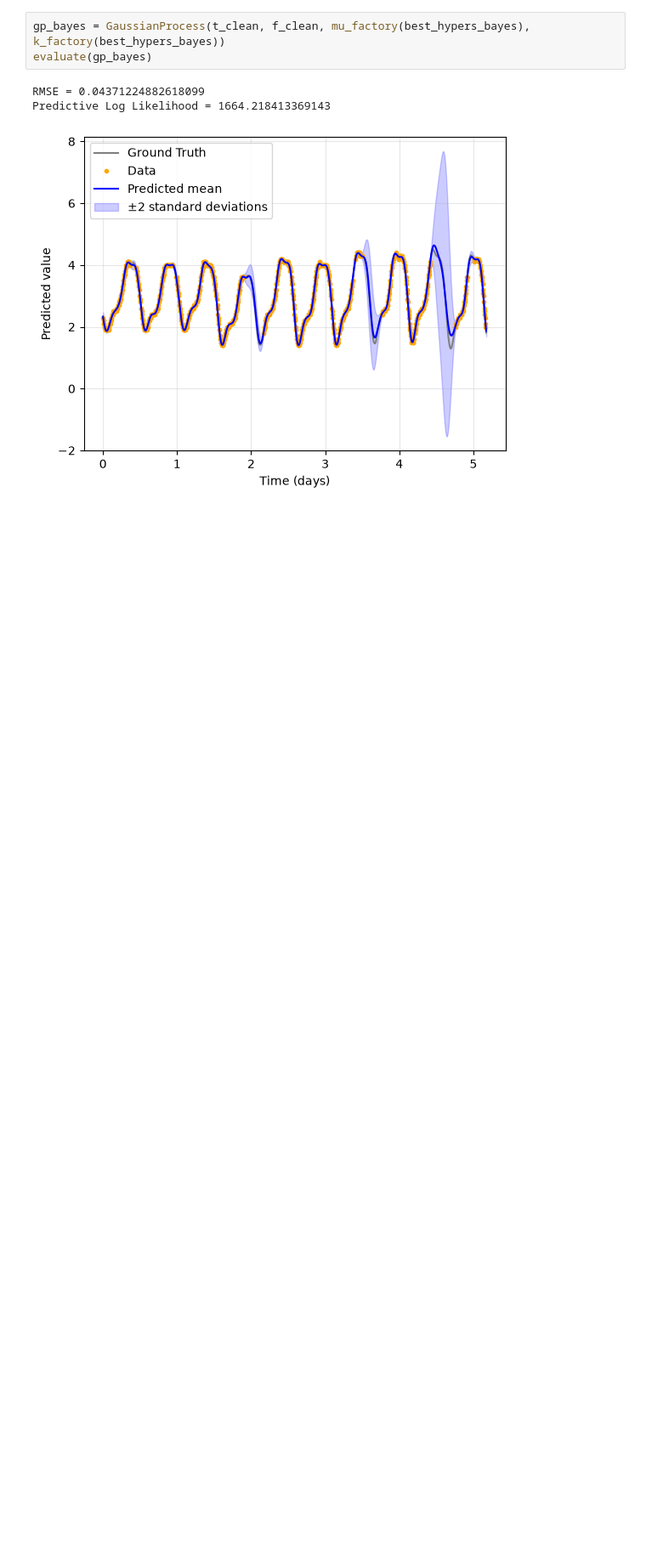
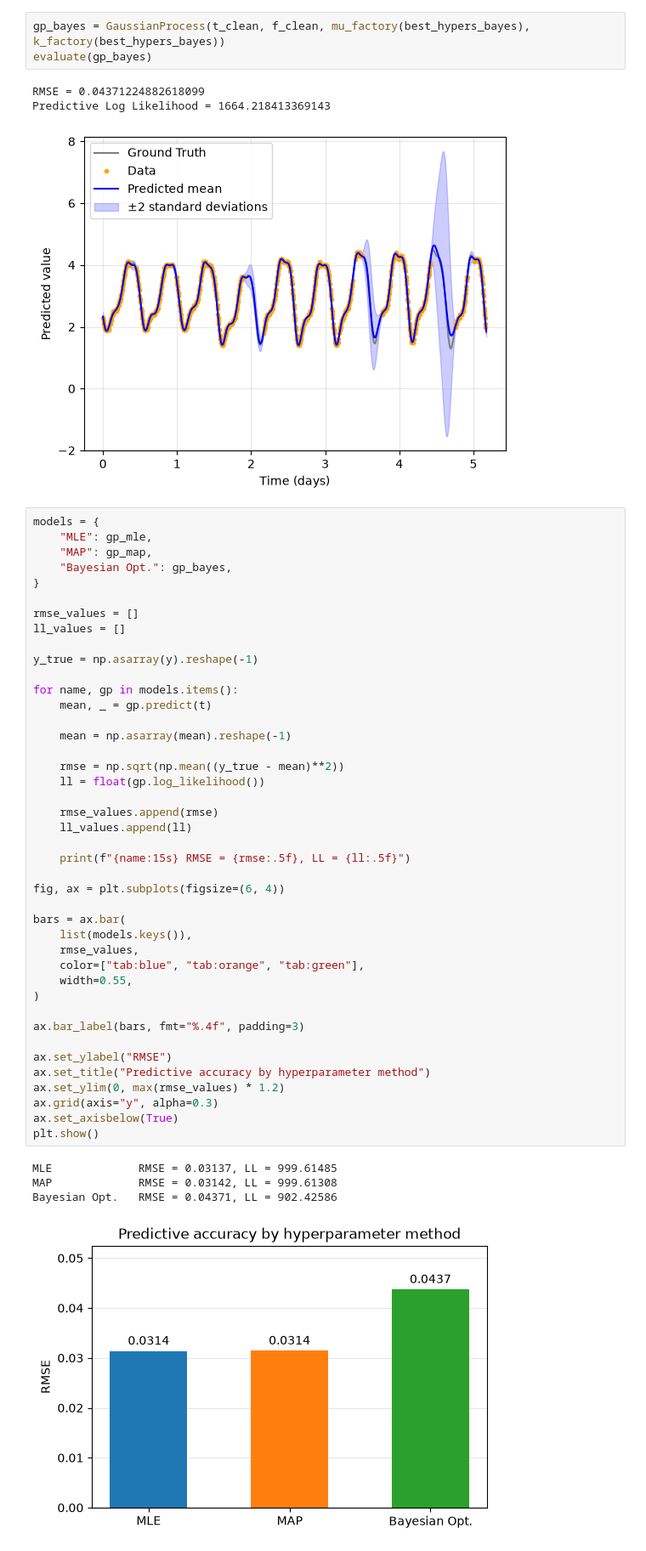
Before and after one commit to andrewtplatt/aims-probabilistic-numerics-mt26, a Jupyter notebook: main.ipynb, the cells around one changed output. Shown at 85% size. Cells and saved outputs as stored; diff of their text form; blank space fills up the shorter version.

```diff
--- a/main.ipynb
+++ b/main.ipynb
@@ -737,3 +775,50 @@ evaluate(gp_bayes)
 RMSE = 0.04371224882618099
 Predictive Log Likelihood = 1664.218413369143
 [figure]
+# %%
+models = {
+    "MLE": gp_mle,
+    "MAP": gp_map,
+    "Bayesian Opt.": gp_bayes,
+}
+
+rmse_values = []
+ll_values = []
+
+y_true = np.asarray(y).reshape(-1)
+
+for name, gp in models.items():
+    mean, _ = gp.predict(t)
+
+    mean = np.asarray(mean).reshape(-1)
+
+    rmse = np.sqrt(np.mean((y_true - mean)**2))
+    ll = float(gp.log_likelihood())
+
+    rmse_values.append(rmse)
+    ll_values.append(ll)
+
+    print(f"{name:15s} RMSE = {rmse:.5f}, LL = {ll:.5f}")
+
+fig, ax = plt.subplots(figsize=(6, 4))
+
+bars = ax.bar(
+    list(models.keys()),
+    rmse_values,
+    color=["tab:blue", "tab:orange", "tab:green"],
+    width=0.55,
+)
+
+ax.bar_label(bars, fmt="%.4f", padding=3)
+
+ax.set_ylabel("RMSE")
+ax.set_title("Predictive accuracy by hyperparameter method")
+ax.set_ylim(0, max(rmse_values) * 1.2)
+ax.grid(axis="y", alpha=0.3)
+ax.set_axisbelow(True)
+plt.show()
+# %% [output]
+MLE             RMSE = 0.03137, LL = 999.61485
+MAP             RMSE = 0.03142, LL = 999.61308
+Bayesian Opt.   RMSE = 0.04371, LL = 902.42586
+[figure, added]
```
Also changed, not shown: parts of 2 cells of this notebook.
